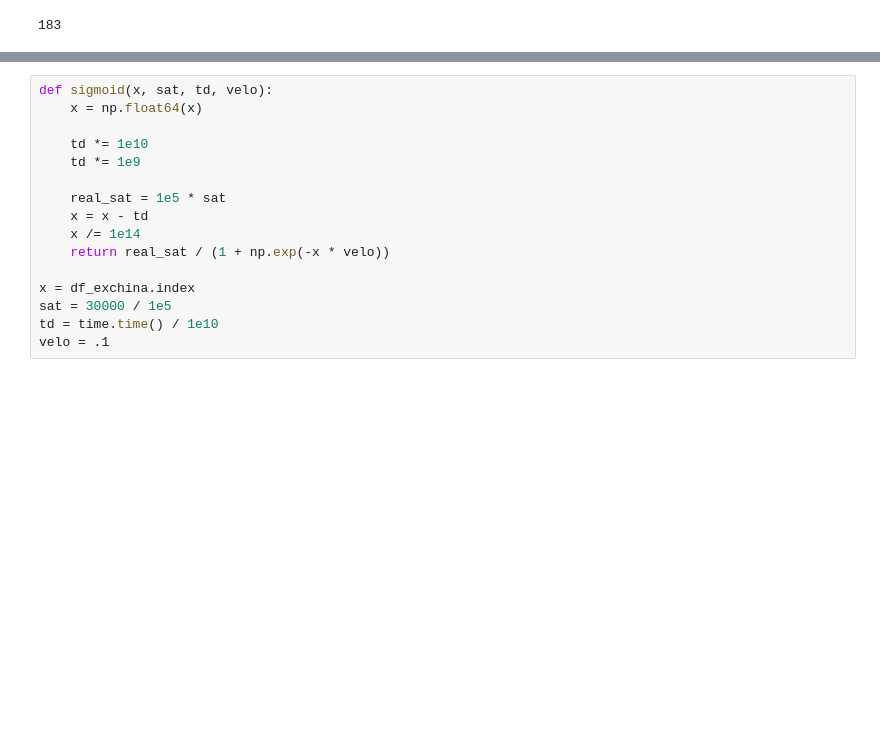
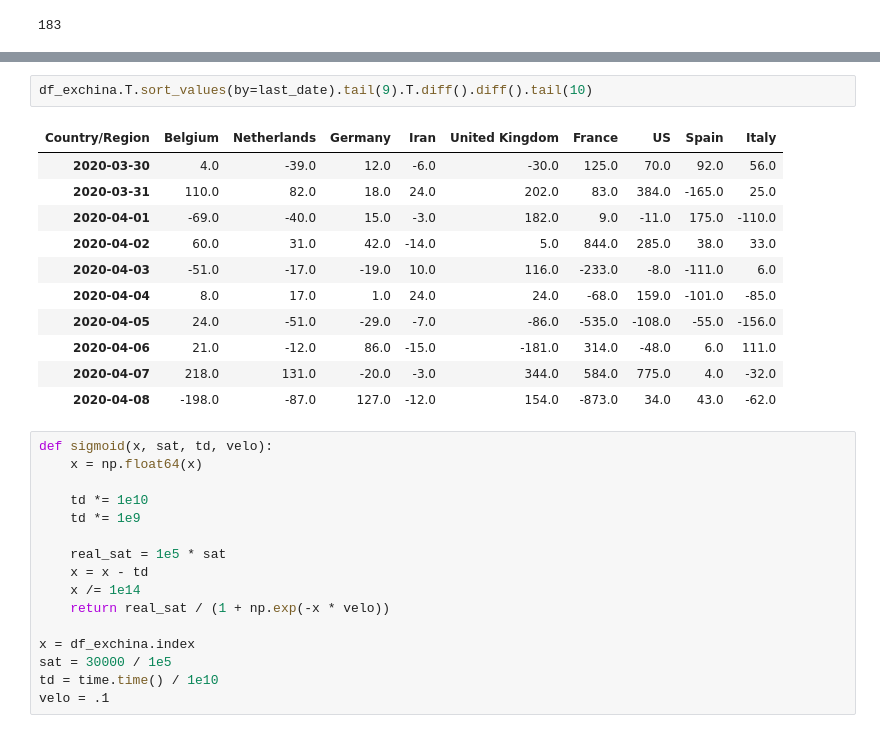
Before and after one commit to pcjedi/notebooks, a Jupyter notebook: corona.ipynb, the cells around one changed output, grey strips where cells are left out. Cells and saved outputs as stored; diff of their text form; blank space fills up the shorter version.

```diff
--- a/corona.ipynb
+++ b/corona.ipynb
@@ -121,3 +121,17 @@ df_exchina.T.sort_values(by=last_date).tail(9).T.diff().tail(10)
+# %%
+df_exchina.T.sort_values(by=last_date).tail(9).T.diff().diff().tail(10)
+# %% [output]
+| Country/Region | Belgium | Netherlands | Germany | Iran | United Kingdom | France | US | Spain | Italy |
+| 2020-03-30 | 4.0 | -39.0 | 12.0 | -6.0 | -30.0 | 125.0 | 70.0 | 92.0 | 56.0 |
+| 2020-03-31 | 110.0 | 82.0 | 18.0 | 24.0 | 202.0 | 83.0 | 384.0 | -165.0 | 25.0 |
+| 2020-04-01 | -69.0 | -40.0 | 15.0 | -3.0 | 182.0 | 9.0 | -11.0 | 175.0 | -110.0 |
+| 2020-04-02 | 60.0 | 31.0 | 42.0 | -14.0 | 5.0 | 844.0 | 285.0 | 38.0 | 33.0 |
+| 2020-04-03 | -51.0 | -17.0 | -19.0 | 10.0 | 116.0 | -233.0 | -8.0 | -111.0 | 6.0 |
+| 2020-04-04 | 8.0 | 17.0 | 1.0 | 24.0 | 24.0 | -68.0 | 159.0 | -101.0 | -85.0 |
+| 2020-04-05 | 24.0 | -51.0 | -29.0 | -7.0 | -86.0 | -535.0 | -108.0 | -55.0 | -156.0 |
+| 2020-04-06 | 21.0 | -12.0 | 86.0 | -15.0 | -181.0 | 314.0 | -48.0 | 6.0 | 111.0 |
+| 2020-04-07 | 218.0 | 131.0 | -20.0 | -3.0 | 344.0 | 584.0 | 775.0 | 4.0 | -32.0 |
+| 2020-04-08 | -198.0 | -87.0 | 127.0 | -12.0 | 154.0 | -873.0 | 34.0 | 43.0 | -62.0 |
 # %%
 def sigmoid(x, sat, td, velo):
     x = np.float64(x)
```
Also changed, not shown: parts of 19 cells of this notebook.
